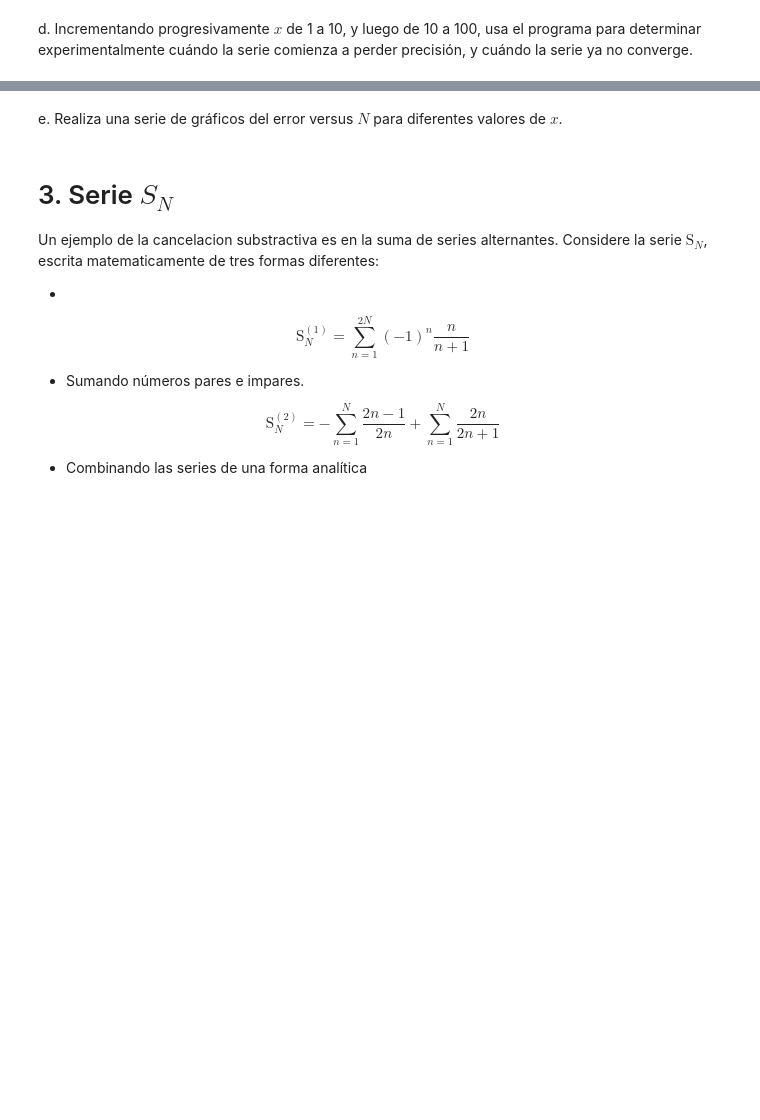
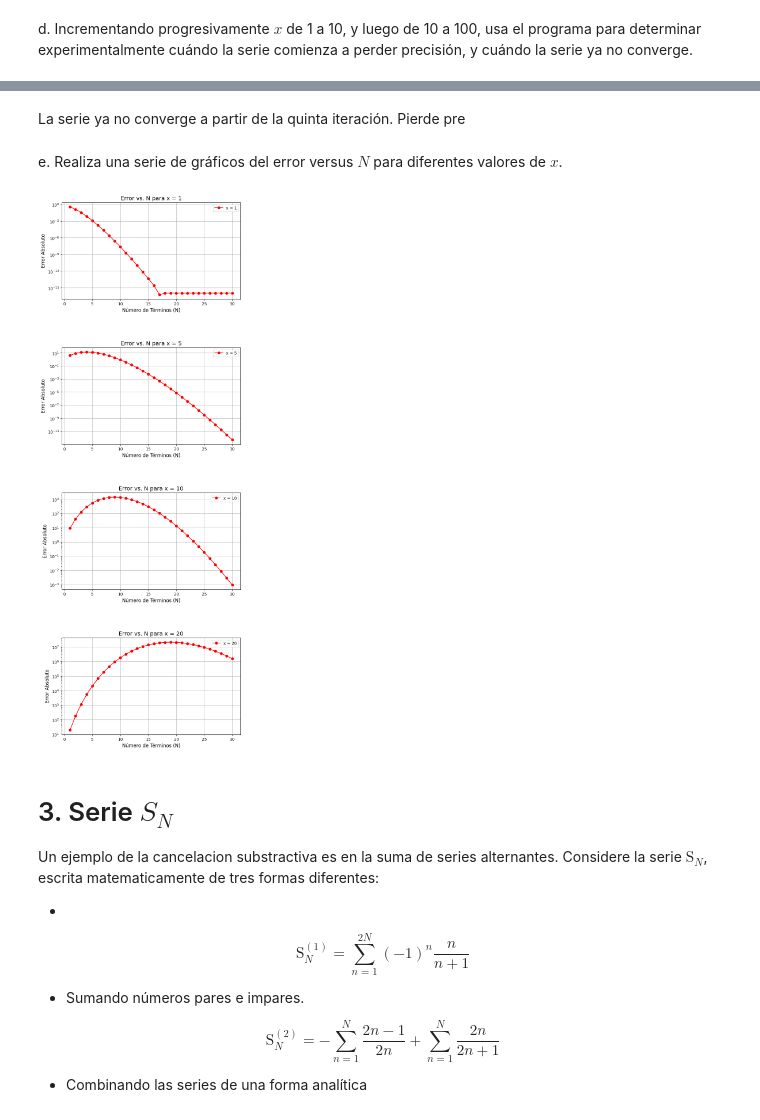
Before and after one commit to hernansalinas/CursoMetodosComputacionales, a Jupyter notebook: Students/Niño_666/Lab_03_Sol_MC.ipynb, the cells around one changed output, grey strips where cells are left out. Saved outputs shown, nothing was run; the diff lists cells and outputs as text; code cells hidden in the pictures; blank space fills up the shorter version.

```diff
--- a/Students/Niño_666/Lab_03_Sol_MC.ipynb
+++ b/Students/Niño_666/Lab_03_Sol_MC.ipynb
@@ -178,2 +208,23 @@ x_ = 10
 # %% [markdown]
 c. Compruebe si se obtiene una mejor precisión siendo ingenioso y usando $e^{−x} = \frac{1}{e^x}$ para valores grandes de $x$. Esto elimina la cancelación sustractiva, pero no elimina todos los errores de redondeo.
+# %%
+def inverse_method(x, N):
+    """Calcula 1/e^x usando la serie de Taylor para e^x."""
+    result = 0.0
+    for n in range(N + 1):
+        term = (x**n) / math.factorial(n)
+        result += term
+    return 1 / result  # Invertir el resultado para obtener e^-x
+
+x, tol, N = 10.0,  1e-7, 0
+approx_exp = 0
+while True:
+    N += 1
+    approx_exp = inverse_method(x, N)
+    error = abs(approx_exp - np.exp(-x))
+    if error < tol:
+        break
+
+print(f"Número de términos para la convergencia (x ≈ 10): {N}")
+print(f"Valor obtenido: {approx_exp}")
+print(f"Valor esperado (np.exp(-x)): {np.exp(-x)}")
@@ -182,5 +279,33 @@ d. Incrementando progresivamente $x$ de 1 a 10, y luego de 10 a 100, usa el prog
+# %% [markdown]
+La serie ya no converge a partir de la quinta iteración. Pierde pre
 # %% [markdown]
 e. Realiza una serie de gráficos del error versus $N$ para diferentes valores de $x$.
+# %%
+valores_x, valores_N = [1, 5, 10, 20], range(1, 31)
+
+fig, ejes = plt.subplots(len(valores_x), 1, figsize=(8, 6 * len(valores_x)))
+fig.subplots_adjust(hspace=0.5)
+
+for i, x in enumerate(valores_x):
+    errores = []
+    for N in valores_N:
+        resultado_serie = serie_exp(x, N)
+        resultado_numpy = np.exp(-x)
+        error = abs(resultado_serie - resultado_numpy)
+        errores.append(error)
+
+    eje = ejes[i]
+    eje.plot(valores_N, errores, label=f"x = {x}", marker="o", color = 'red')
+    eje.set_title(f"Error vs. N para x = {x}", fontsize=14)
+    eje.set_xlabel("Número de Términos (N)", fontsize=12)
+    eje.set_ylabel("Error Absoluto", fontsize=12)
+    eje.set_yscale("log")  # Escala log
+    eje.legend()
+    eje.grid(True)
+
+plt.show()
+# %% [output]
+[figure, added]
 # %% [markdown]
 # 3. Serie $S_N$
 
```
Also changed, not shown: parts of 19 cells of this notebook.
